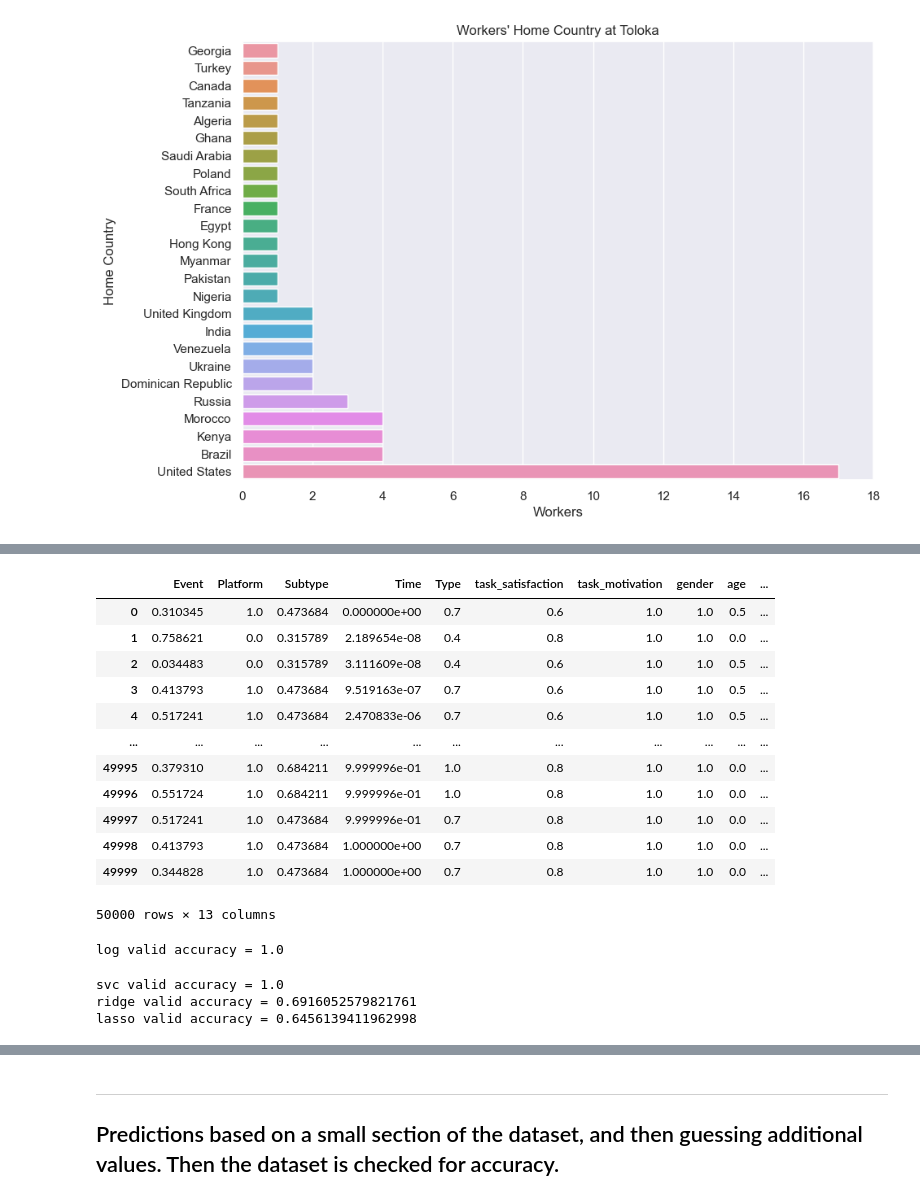
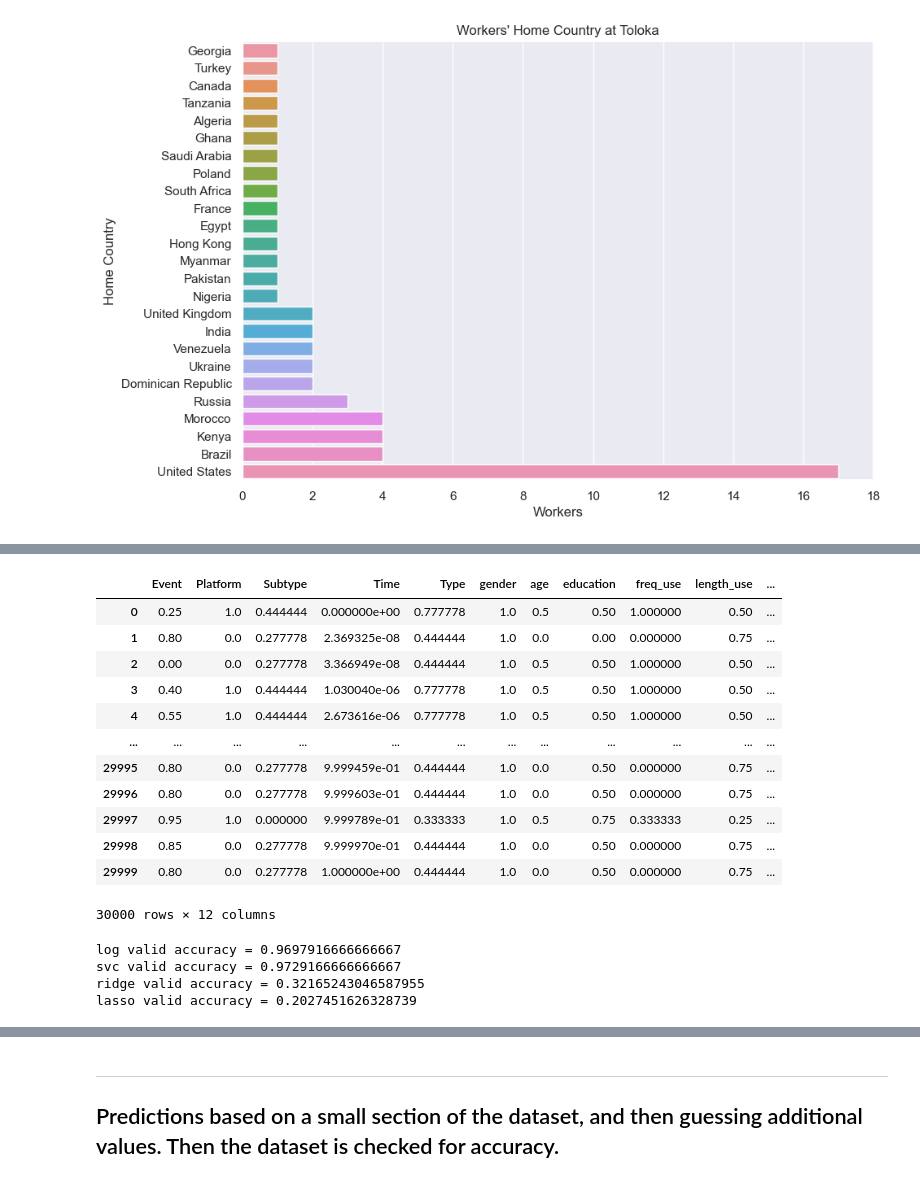
Before and after one commit to NicholasBerns/DataScienceProject, a Jupyter notebook: toloka_models.ipynb, the cells around one changed output, grey strips where cells are left out. Cells and saved outputs as stored; diff of their text form; code cells hidden in the pictures.

Commit message:
new m_turk and toloka models
Possible final models for mturk and toloka

```diff
--- a/toloka_models.ipynb
+++ b/toloka_models.ipynb
@@ -74,7 +74,7 @@ df_toloka.head()
 ### TOLOKA_SURVEY_DATA Cleaning
 # %%
 df_toloka_survey = pd.read_csv("data/toloka_survey_data.csv")
-df_toloka_short = df_toloka_survey[['id', 'task_satisfaction', 'task_motivation',  'gender', 'age', 'current_country', 'home_country', 'only_one_country', 'education', 'group']].copy()
+df_toloka_short = df_toloka_survey[['id', 'task_satisfaction', 'task_motivation',  'gender', 'age', 'current_country', 'home_country', 'only_one_country', 'education', 'group', 'freq_use', 'length_use', 'ability_find_tasks', 'promptly_find_tasks']].copy()
 df_toloka_short = df_toloka_short.dropna()
 df_toloka_short.head()
 # %% [output]
@@ -177,0 +145,39 @@ None
+# %%
+from sklearn.preprocessing import LabelEncoder
+le = LabelEncoder()
+le.fit(df_tolo_model['Event'])
+df_tolo_model['Event'] = le.transform(df_tolo_model['Event'])
+le.fit(df_tolo_model['Platform'])
+df_tolo_model['Platform'] = le.transform(df_tolo_model['Platform'])
+le.fit(df_tolo_model['Subtype'])
+df_tolo_model['Subtype'] = le.transform(df_tolo_model['Subtype'])
+le.fit(df_tolo_model['Type'])
+df_tolo_model['Type'] = le.transform(df_tolo_model['Type'])
+
+# le.fit(df_tolo_model['task_satisfaction'])
+# df_tolo_model['task_satisfaction'] = le.transform(df_tolo_model['task_satisfaction'])
+le.fit(df_tolo_model['gender'])
+df_tolo_model['gender'] = le.transform(df_tolo_model['gender'])
+le.fit(df_tolo_model['age'])
+df_tolo_model['age'] = le.transform(df_tolo_model['age'])
+# le.fit(df_tolo_model['current_country'])
+# df_tolo_model['current_country'] = le.transform(df_tolo_model['current_country'])
+le.fit(df_tolo_model['home_country'])
+df_tolo_model['home_country'] = le.transform(df_tolo_model['home_country'])
+# le.fit(df_tolo_model['only_one_country'])
+# df_tolo_model['only_one_country'] = le.transform(df_tolo_model['only_one_country'])
+le.fit(df_tolo_model['education'])
+df_tolo_model['education'] = le.transform(df_tolo_model['education'])
+# le.fit(df_tolo_model['group'])
+# df_tolo_model['group'] = le.transform(df_tolo_model['group'])
+
+le.fit(df_tolo_model['freq_use'])
+df_tolo_model['freq_use'] = le.transform(df_tolo_model['freq_use'])
+le.fit(df_tolo_model['length_use'])
+df_tolo_model['length_use'] = le.transform(df_tolo_model['length_use'])
+le.fit(df_tolo_model['ability_find_tasks'])
+df_tolo_model['ability_find_tasks'] = le.transform(df_tolo_model['ability_find_tasks'])
+le.fit(df_tolo_model['promptly_find_tasks'])
+df_tolo_model['promptly_find_tasks'] = le.transform(df_tolo_model['promptly_find_tasks'])
+
+print(df_tolo_model.info())
@@ -178,28 +202,28 @@ None
 # %%
-target_df = pd.DataFrame(df_tolo_model['home_country'])
+target_df = df_tolo_model['home_country']
 data_df = df_tolo_model.drop(columns=['home_country'])
 
 scale = MinMaxScaler()
 
 data_df = pd.DataFrame(scale.fit_transform(data_df), columns=data_df.columns)
 
 Xtrain, Xtest, Ytrain, Ytest = train_test_split(data_df, target_df, test_size=0.20, random_state=50)
 Xtrain, Xval, Ytrain, Yval = train_test_split(Xtrain, Ytrain, test_size=0.20, random_state=50)
 data_df
 # %% [output]
-|  | Event | Platform | Subtype | Time | Type | task_satisfaction | task_motivation | gender | age | ... |
-| 0 | 0.310345 | 1.0 | 0.473684 | 0.000000e+00 | 0.7 | 0.6 | 1.0 | 1.0 | 0.5 | ... |
-| 1 | 0.758621 | 0.0 | 0.315789 | 2.189654e-08 | 0.4 | 0.8 | 1.0 | 1.0 | 0.0 | ... |
-| 2 | 0.034483 | 0.0 | 0.315789 | 3.111609e-08 | 0.4 | 0.6 | 1.0 | 1.0 | 0.5 | ... |
-| 3 | 0.413793 | 1.0 | 0.473684 | 9.519163e-07 | 0.7 | 0.6 | 1.0 | 1.0 | 0.5 | ... |
-| 4 | 0.517241 | 1.0 | 0.473684 | 2.470833e-06 | 0.7 | 0.6 | 1.0 | 1.0 | 0.5 | ... |
-| ... | ... | ... | ... | ... | ... | ... | ... | ... | ... | ... |
-| 49995 | 0.379310 | 1.0 | 0.684211 | 9.999996e-01 | 1.0 | 0.8 | 1.0 | 1.0 | 0.0 | ... |
-| 49996 | 0.551724 | 1.0 | 0.684211 | 9.999996e-01 | 1.0 | 0.8 | 1.0 | 1.0 | 0.0 | ... |
-| 49997 | 0.517241 | 1.0 | 0.473684 | 9.999996e-01 | 0.7 | 0.8 | 1.0 | 1.0 | 0.0 | ... |
-| 49998 | 0.413793 | 1.0 | 0.473684 | 1.000000e+00 | 0.7 | 0.8 | 1.0 | 1.0 | 0.0 | ... |
-| 49999 | 0.344828 | 1.0 | 0.473684 | 1.000000e+00 | 0.7 | 0.8 | 1.0 | 1.0 | 0.0 | ... |
+|  | Event | Platform | Subtype | Time | Type | gender | age | education | freq_use | length_use | ... |
+| 0 | 0.25 | 1.0 | 0.444444 | 0.000000e+00 | 0.777778 | 1.0 | 0.5 | 0.50 | 1.000000 | 0.50 | ... |
+| 1 | 0.80 | 0.0 | 0.277778 | 2.369325e-08 | 0.444444 | 1.0 | 0.0 | 0.00 | 0.000000 | 0.75 | ... |
+| 2 | 0.00 | 0.0 | 0.277778 | 3.366949e-08 | 0.444444 | 1.0 | 0.5 | 0.50 | 1.000000 | 0.50 | ... |
+| 3 | 0.40 | 1.0 | 0.444444 | 1.030040e-06 | 0.777778 | 1.0 | 0.5 | 0.50 | 1.000000 | 0.50 | ... |
+| 4 | 0.55 | 1.0 | 0.444444 | 2.673616e-06 | 0.777778 | 1.0 | 0.5 | 0.50 | 1.000000 | 0.50 | ... |
+| ... | ... | ... | ... | ... | ... | ... | ... | ... | ... | ... | ... |
+| 29995 | 0.80 | 0.0 | 0.277778 | 9.999459e-01 | 0.444444 | 1.0 | 0.0 | 0.50 | 0.000000 | 0.75 | ... |
+| 29996 | 0.80 | 0.0 | 0.277778 | 9.999603e-01 | 0.444444 | 1.0 | 0.0 | 0.50 | 0.000000 | 0.75 | ... |
+| 29997 | 0.95 | 1.0 | 0.000000 | 9.999789e-01 | 0.333333 | 1.0 | 0.5 | 0.75 | 0.333333 | 0.25 | ... |
+| 29998 | 0.85 | 0.0 | 0.277778 | 9.999970e-01 | 0.444444 | 1.0 | 0.0 | 0.50 | 0.000000 | 0.75 | ... |
+| 29999 | 0.80 | 0.0 | 0.277778 | 1.000000e+00 | 0.444444 | 1.0 | 0.0 | 0.50 | 0.000000 | 0.75 | ... |
-50000 rows × 13 columns
+30000 rows × 12 columns
 # %%
 from sklearn.linear_model import LogisticRegression
 from sklearn.svm import SVC
@@ -227,7 +251,7 @@ n_splits = 5
 kf = KFold(n_splits=n_splits)
 
 for name, model in models:
-    search = GridSearchCV(model, params[name], cv=kf)
+    search = GridSearchCV(model, params[name], cv=kf, n_jobs=-1)
     search.fit(Xtrain, Ytrain)
     accuracy = search.score(Xval, Yval)
     if accuracy > bestAc:
@@ -235,10 +259,10 @@ for name, model in models:
         bestAc = accuracy
     print(f"{name} valid accuracy = {accuracy}")
 # %% [output]
-log valid accuracy = 1.0
+log valid accuracy = 0.9697916666666667
+svc valid accuracy = 0.9729166666666667
+ridge valid accuracy = 0.32165243046587955
+lasso valid accuracy = 0.2027451626328739
-svc valid accuracy = 1.0
-ridge valid accuracy = 0.6916052579821761
-lasso valid accuracy = 0.6456139411962998
 # %%
 from sklearn.metrics import accuracy_score
 
```
Also changed, not shown: parts of 4 cells of this notebook, 1 other file.
